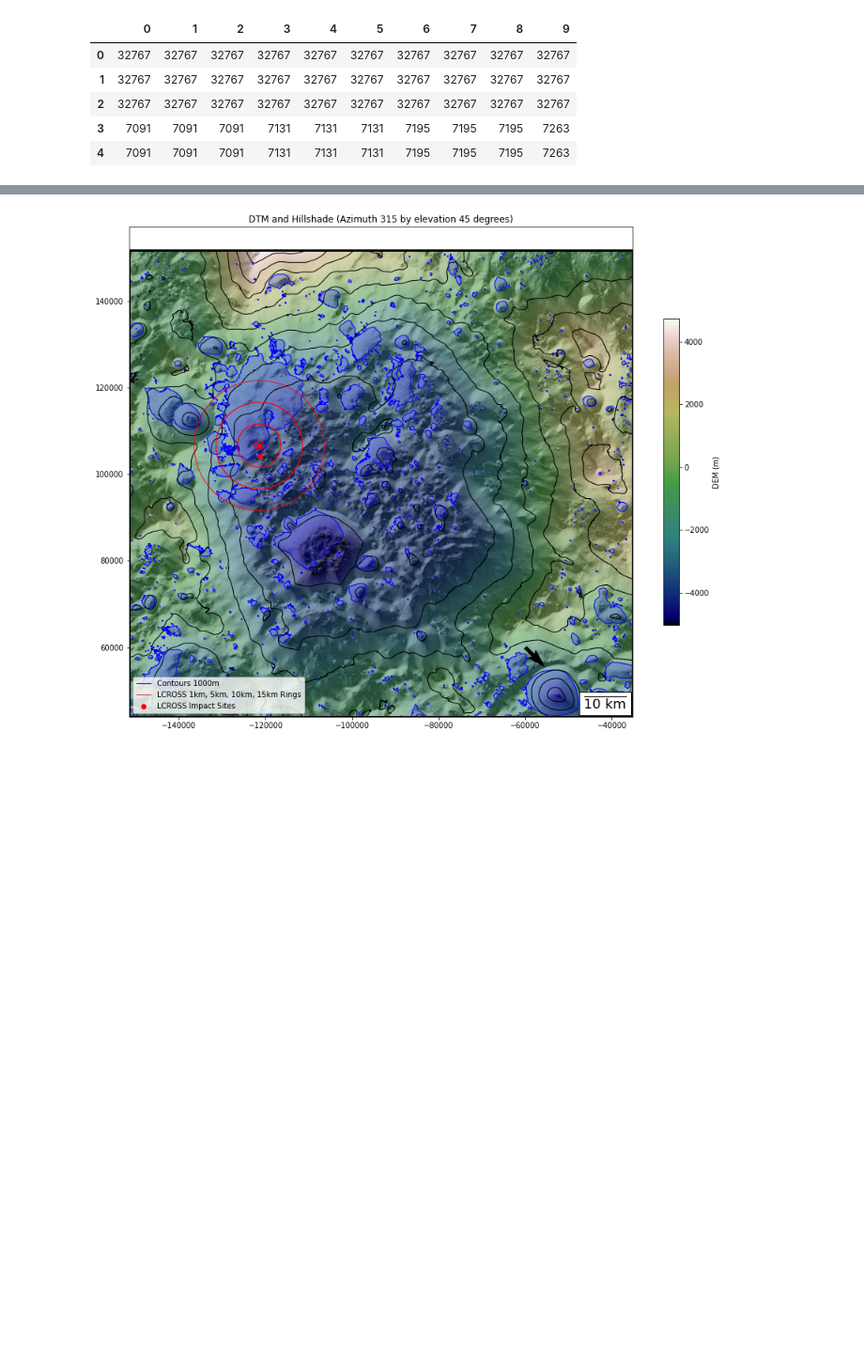
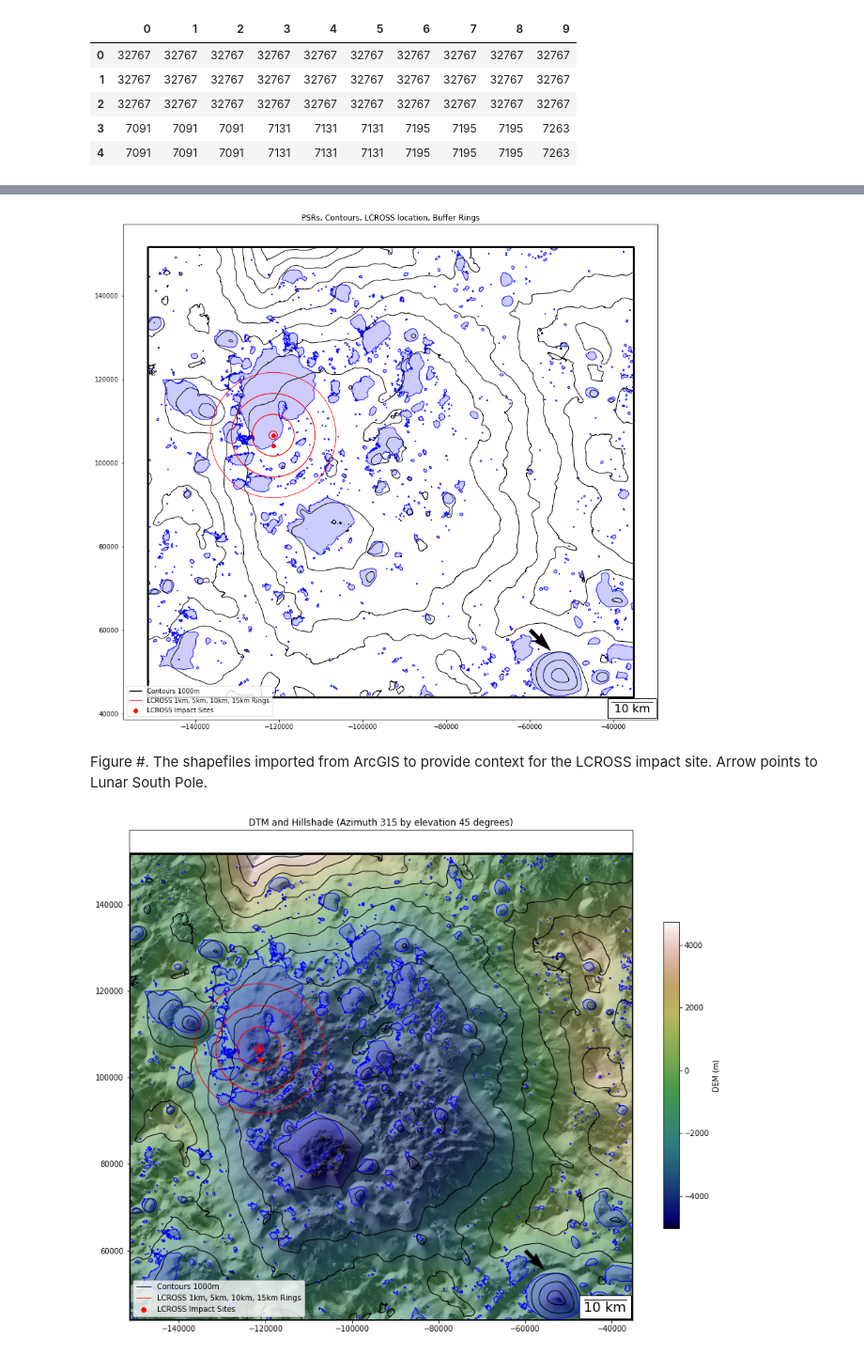
Before and after one commit to denizd1/GEOL557_Project, a Jupyter notebook: Week5_DEM_Solar_llumination_Shapefiles_hillshade_contours_FridayDraft_2020_11_20.ipynb, the cells around one changed output, grey strips where cells are left out. Shown at 94% size. Drawn from its saved outputs; the diff is of its cells as text; code cells hidden in the pictures; blank space fills up the shorter version.

```diff
--- a/Week5_DEM_Solar_llumination_Shapefiles_hillshade_contours_FridayDraft_2020_11_20.ipynb
+++ b/Week5_DEM_Solar_llumination_Shapefiles_hillshade_contours_FridayDraft_2020_11_20.ipynb
@@ -285,3 +311,61 @@ df_avgvis.iloc[0:5, 0:10] #look at a corner of the data array
+# %%
+#Contour code and scale bar. Overlay of shapefiles
+from mpl_toolkits.axes_grid1.anchored_artists import AnchoredSizeBar #need those for scalebar
+import matplotlib.font_manager as fm
+fontprops = fm.FontProperties(size=18)
+
+fig, ax = plt.subplots(figsize=(15, 15))
+
+#Shapefiles
+Spole_DEM1000m_Contours_clp.plot(ax=ax,color='k', linewidth=1, label='Contours 1000m') #the boundary method only plots the outlines with no fill
+PSRs_Cabeus_clp.plot(ax=ax, edgecolor='none', facecolor='b', alpha=0.2, label='PSRs')
+PSRs_Cabeus_clp.plot(ax=ax, edgecolor='b', facecolor='none', linewidth=1, label='PSRs')
+Crashed_Spacecraft_LCROSS_Centuar_1_5_10_15.boundary.plot(ax=ax, edgecolor='r', linewidth=0.9, label="LCROSS 1km, 5km, 10km, 15km Rings")
+Crashed_Spacecraft_LCROSS.plot(ax=ax, color='r', label='LCROSS Impact Sites')
+Cabeus_Clipping.plot(ax=ax, facecolor='none', edgecolor='k', linewidth=3)
+ax.set_aspect('equal')
+handles, labels = ax.get_legend_handles_labels()
+
+#Create contour plot at specified range of values
+#ax.contour(spDEM_np,  levels = list(range(-5000, 5000, 500)), color = "k")
+
+# ep.plot_bands(
+#     df_spDEM,
+#     ax=ax,
+#     cmap="gist_earth",
+#     title="DTM and Hillshade (Azimuth 315 by elevation 45 degrees",
+#     extent=spDEM_plot_extent
+# )
+#im=ax.imshow(df_spDEM, cmap="gist_earth", extent=spDEM_plot_extent)
+#im1 = ax1.imshow(f(x, y), cmap=plt.get_cmap('viridis'), animated=True)
+#fig.colorbar(im, ax=ax, shrink=.5, label='DEM (m)')
+
+#Overlay hillshade with alpha transparance
+#ax.imshow(hillshade, cmap="Greys", alpha=0.5, extent=spDEM_plot_extent)
+
+
+scalebar = AnchoredSizeBar(ax.transData,
+                           10000, '10 km', 'lower right',
+                           pad=0.3,
+                           color='k',
+                           frameon=True,
+                           size_vertical=5,
+                           fontproperties=fontprops)
+
+ax.title.set_text("PSRs, Contours, LCROSS location, Buffer Rings")
+
+ax.add_artist(scalebar)
+ax.quiver(-60000, 60000, 10000, -10000)
+ax.axes.xaxis.set_visible(True)
+ax.axes.yaxis.set_visible(True)
+
+ax.legend(handles, labels, loc='lower left' )
+
+plt.show()
+# %% [output]
+[figure, added]
+# %% [markdown]
+Figure #. The shapefiles imported from ArcGIS to provide context for the LCROSS impact site. Arrow points to Lunar South Pole.
 # %%
 # Plot the DEM and hillshade at the same time
 # https://earthpy.readthedocs.io/en/latest/gallery_vignettes/plot_dem_hillshade.html
```
Also changed, not shown: parts of 14 cells of this notebook.
